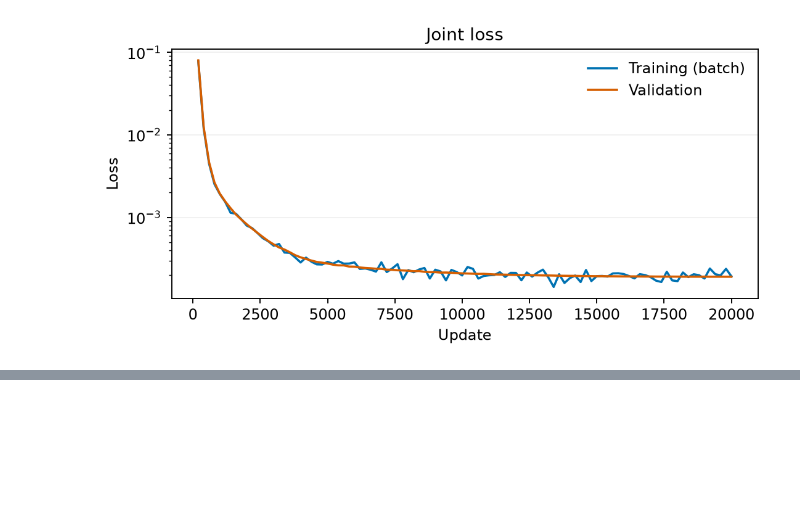
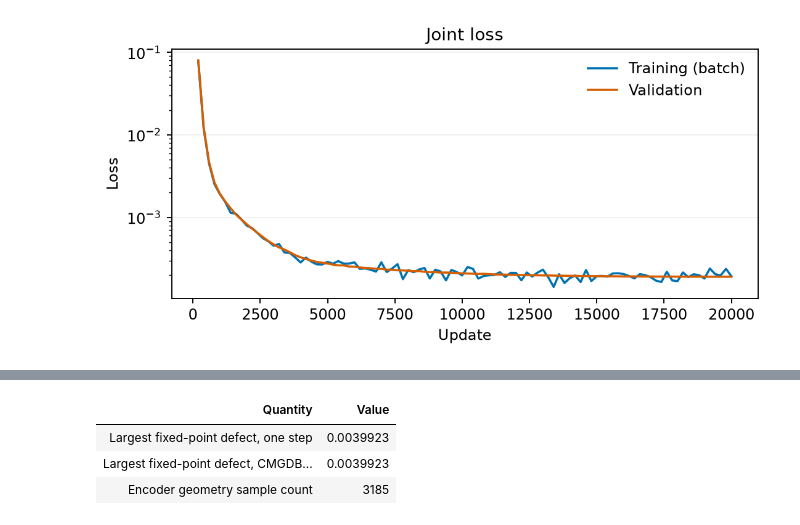
Before and after one commit to bernardorivas/2027_L4DC_EquivariantMorseGraphs, a Jupyter notebook: code-kaito/notebooks/02_o3_flow.ipynb, the cells around one changed output, grey strips where cells are left out. Cells and saved outputs as stored; diff of their text form; code cells hidden in the pictures; blank space fills up the shorter version.

```diff
--- a/code-kaito/notebooks/02_o3_flow.ipynb
+++ b/code-kaito/notebooks/02_o3_flow.ipynb
@@ -133,0 +190,8 @@ Arb interval bounds verify local expansion/contraction and unique fixed-point br
+# %%
+from conjugacy_summary import show_conjugacy_check
+show_conjugacy_check(fit)
+# %% [output]
+| Quantity | Value |
+| Largest fixed-point defect, one step | 0.0039923 |
+| Largest fixed-point defect, CMGDB... | 0.0039923 |
+| Encoder geometry sample count | 3185 |
```
Also changed, not shown: parts of 22 cells of this notebook, 14 other files.
